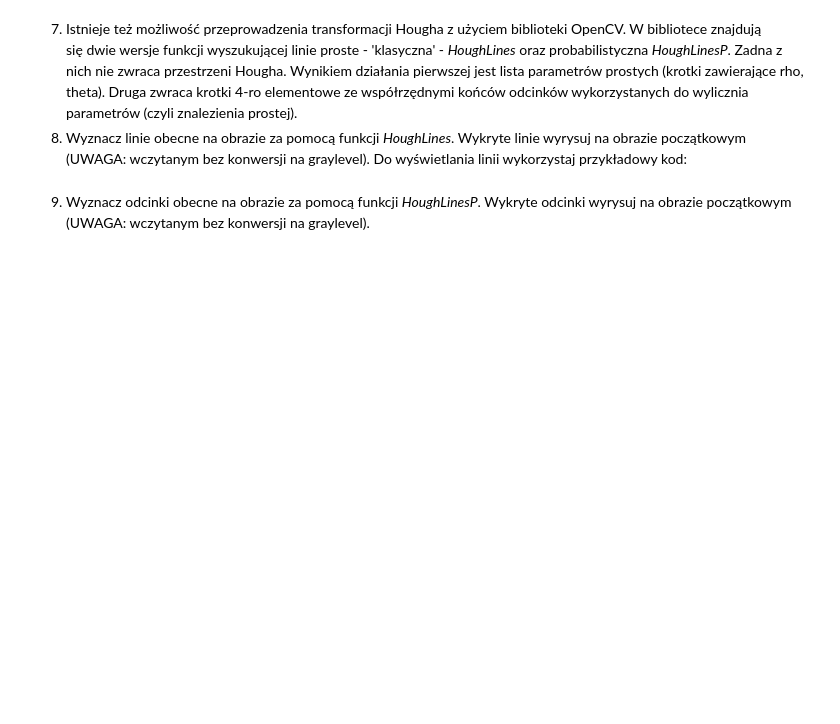
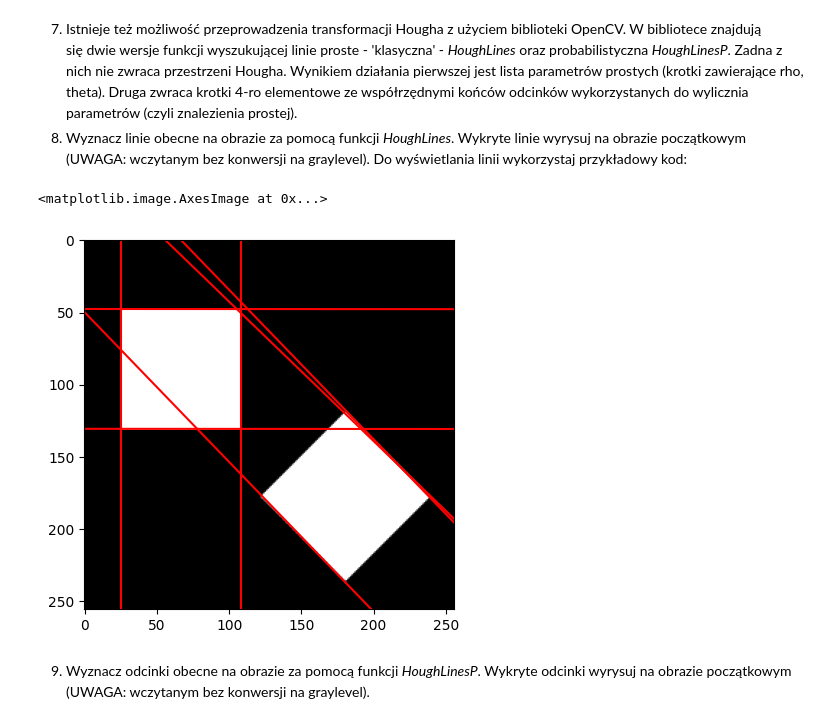
Before and after one commit to bartex-bartex/POC, a Jupyter notebook: lab11/11_Hough.ipynb, the cells around one changed output. Cells and saved outputs as stored; diff of their text form; code cells hidden in the pictures; blank space fills up the shorter version.

```diff
--- a/lab11/11_Hough.ipynb
+++ b/lab11/11_Hough.ipynb
@@ -202,5 +197,22 @@ x1 = int(x0 + 1000*(-b))
 y1 = int(y0 + 1000*(a))
 x2 = int(x0 - 1000*(-b))
 y2 = int(y0 - 1000*(a))
+# %%
+# rho, theta
+lines = cv2.HoughLines(canny, 1, np.pi/180, 70)
+for rho, theta in lines[:, 0]:
+    a = np.cos(theta)
+    b = np.sin(theta)
+    x0 = a*rho
+    y0 = b*rho
+    x1 = int(x0 + 1000*(-b))
+    y1 = int(y0 + 1000*(a))
+    x2 = int(x0 - 1000*(-b))
+    y2 = int(y0 - 1000*(a))
+    plt.plot((x1, x2), (y1, y2), 'r')
+plt.imshow(img, 'gray')
+# %% [output]
+<matplotlib.image.AxesImage at 0x...>
+[figure, added]
 # %% [markdown]
 9. Wyznacz odcinki obecne na obrazie za pomocą funkcji _HoughLinesP_. Wykryte odcinki wyrysuj na obrazie początkowym (UWAGA: wczytanym bez konwersji na graylevel).
```
Also changed, not shown: parts of 9 cells of this notebook.
